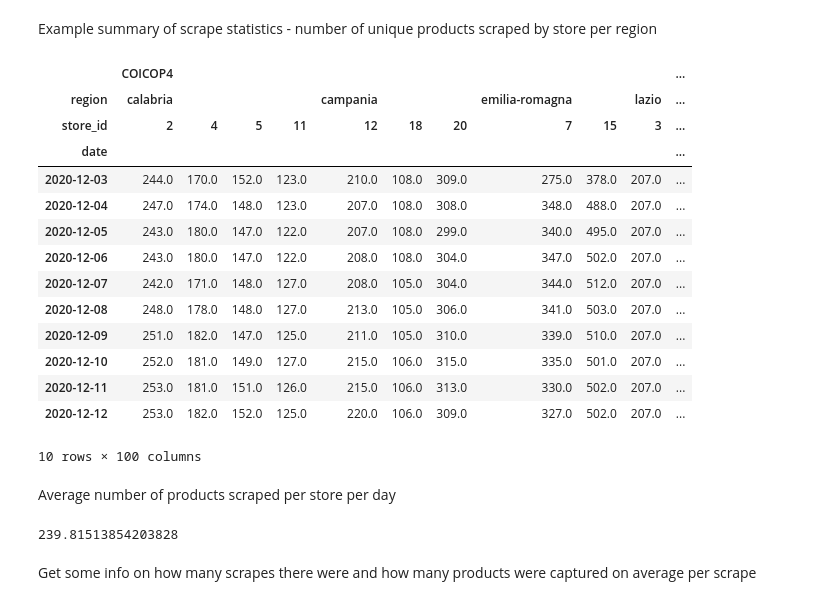
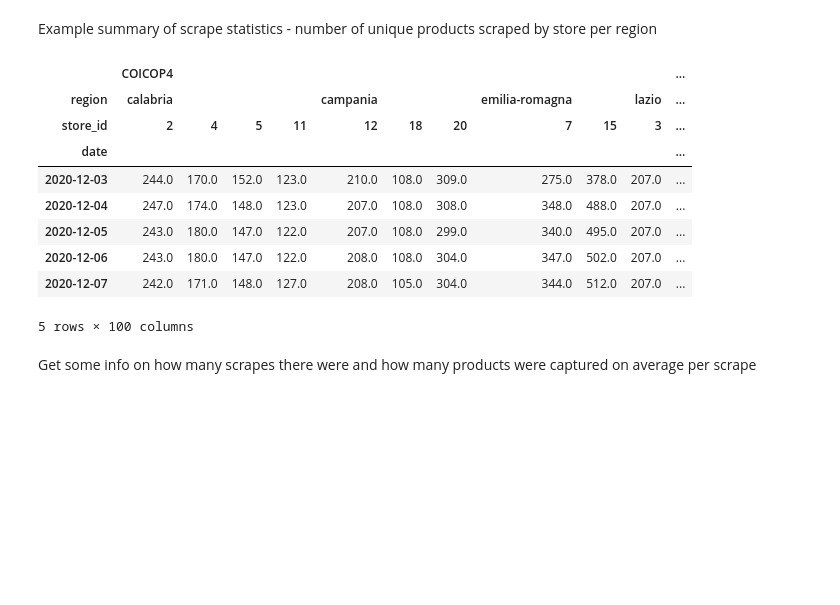
Before and after one commit to sergegoussev/price_stats_experiments, a Jupyter notebook: notebooks/Sasso_et_al_italian_dataset.ipynb, the cells around one changed output. Drawn from its saved outputs; the diff is of its cells as text; code cells hidden in the pictures; blank space fills up the shorter version.

```diff
--- a/notebooks/Sasso_et_al_italian_dataset.ipynb
+++ b/notebooks/Sasso_et_al_italian_dataset.ipynb
@@ -111,28 +190,19 @@ stats
 # %% [markdown]
 Example summary of scrape statistics - number of unique products scraped by store per region
 # %%
-df.pivot_table(index='date', columns=['region','store_id'], aggfunc='count').head(10)
+#| echo: true
+
+df.pivot_table(index='date', columns=['region','store_id'], aggfunc='count').head(5)
 # %% [output]
 |  | COICOP4 |  |  |  |  |  |  |  |  |  | ... |
 | region | calabria |  |  |  | campania |  |  | emilia-romagna |  | lazio | ... |
 | store_id | 2 | 4 | 5 | 11 | 12 | 18 | 20 | 7 | 15 | 3 | ... |
 | date |  |  |  |  |  |  |  |  |  |  | ... |
 | 2020-12-03 | 244.0 | 170.0 | 152.0 | 123.0 | 210.0 | 108.0 | 309.0 | 275.0 | 378.0 | 207.0 | ... |
 | 2020-12-04 | 247.0 | 174.0 | 148.0 | 123.0 | 207.0 | 108.0 | 308.0 | 348.0 | 488.0 | 207.0 | ... |
 | 2020-12-05 | 243.0 | 180.0 | 147.0 | 122.0 | 207.0 | 108.0 | 299.0 | 340.0 | 495.0 | 207.0 | ... |
 | 2020-12-06 | 243.0 | 180.0 | 147.0 | 122.0 | 208.0 | 108.0 | 304.0 | 347.0 | 502.0 | 207.0 | ... |
 | 2020-12-07 | 242.0 | 171.0 | 148.0 | 127.0 | 208.0 | 105.0 | 304.0 | 344.0 | 512.0 | 207.0 | ... |
-| 2020-12-08 | 248.0 | 178.0 | 148.0 | 127.0 | 213.0 | 105.0 | 306.0 | 341.0 | 503.0 | 207.0 | ... |
-| 2020-12-09 | 251.0 | 182.0 | 147.0 | 125.0 | 211.0 | 105.0 | 310.0 | 339.0 | 510.0 | 207.0 | ... |
-| 2020-12-10 | 252.0 | 181.0 | 149.0 | 127.0 | 215.0 | 106.0 | 315.0 | 335.0 | 501.0 | 207.0 | ... |
-| 2020-12-11 | 253.0 | 181.0 | 151.0 | 126.0 | 215.0 | 106.0 | 313.0 | 330.0 | 502.0 | 207.0 | ... |
-| 2020-12-12 | 253.0 | 182.0 | 152.0 | 125.0 | 220.0 | 106.0 | 309.0 | 327.0 | 502.0 | 207.0 | ... |
-10 rows × 100 columns
+5 rows × 100 columns
-# %% [markdown]
-Average number of products scraped per store per day
-# %%
-df.groupby(["date", "store_id"])["product_id"].count().reset_index()['product_id'].mean()
-# %% [output]
-239.81513854203828
 # %% [markdown]
 Get some info on how many scrapes there were and how many products were captured on average per scrape
```
Also changed, not shown: parts of 9 cells of this notebook.
